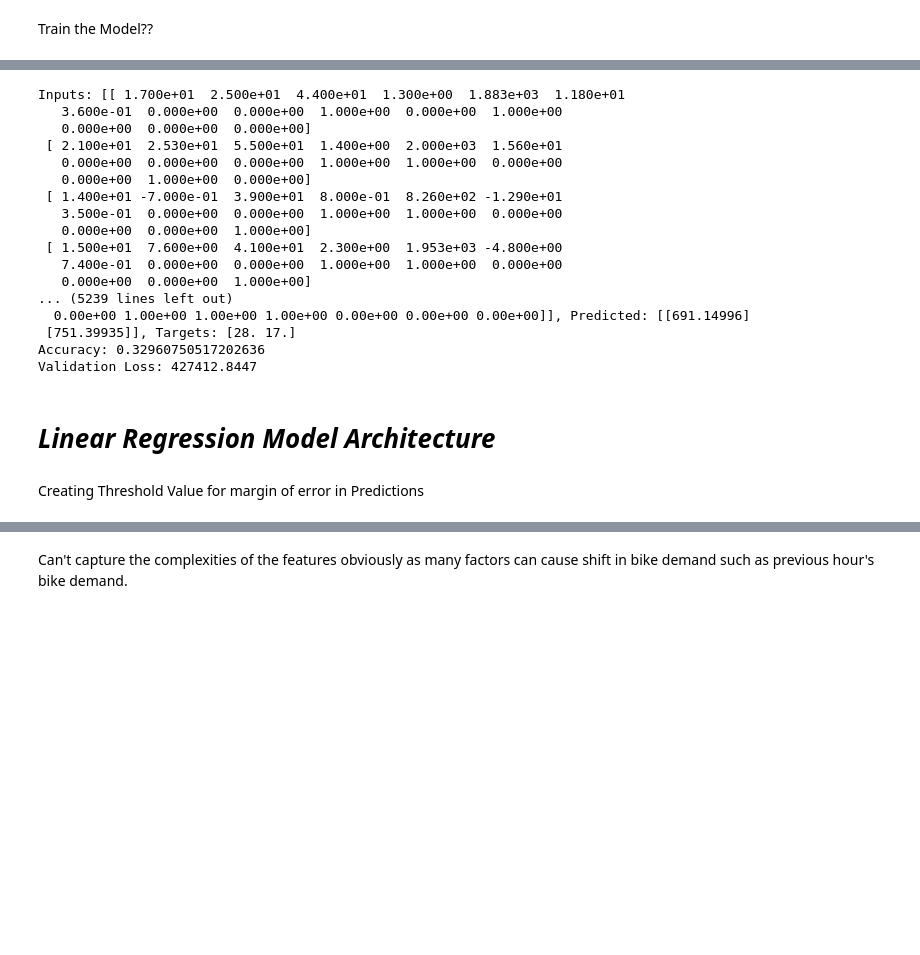
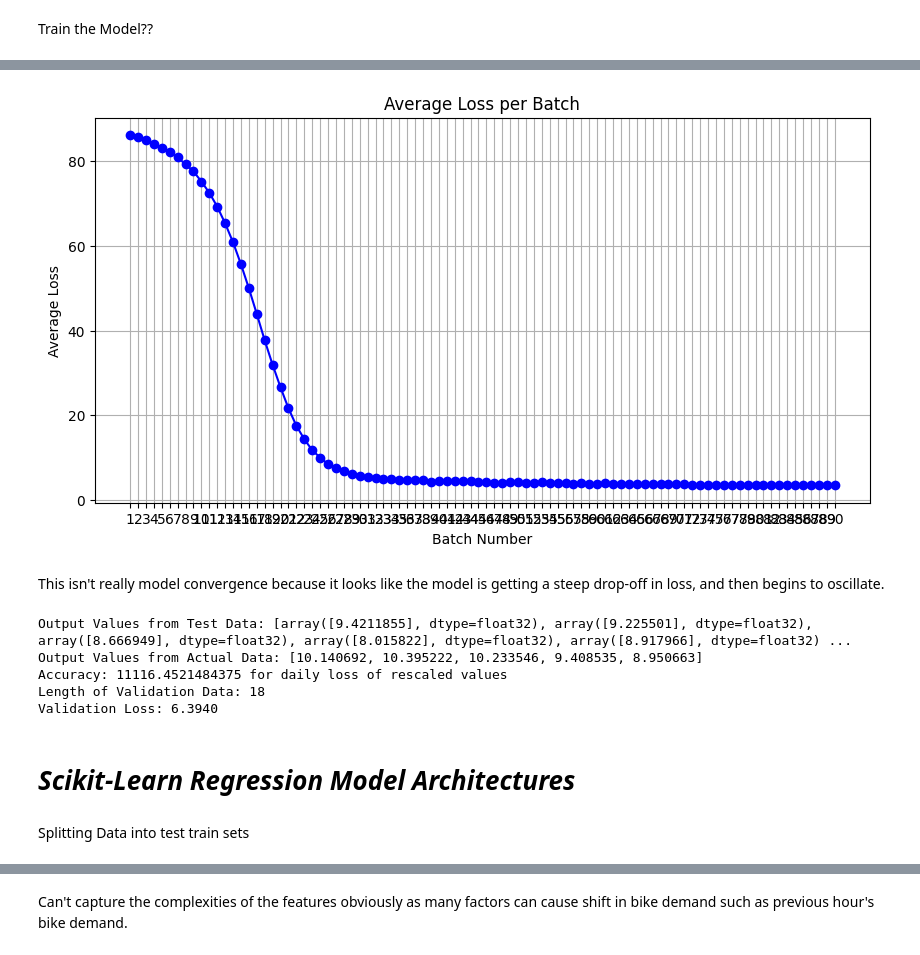
Before and after one commit to Retrospek/SeoulBikingRates, a Jupyter notebook: model_creation.ipynb, the cells around one changed output, grey strips where cells are left out. Saved outputs shown, nothing was run; the diff lists cells and outputs as text; code cells hidden in the pictures; blank space fills up the shorter version.

```diff
--- a/model_creation.ipynb
+++ b/model_creation.ipynb
@@ -126,0 +215,4 @@ y = data['Rented Bike Count']
+# %%
+X_daily = daily.drop(columns=['Rented_Bike_Count', 'Seasons', 'Year', 'Visibility_10m', 'Temperature_C', 'Humidity_percent', 'Wind_speed_m_s', 'Rented_Bike_LogScale'])
+print(f"Feature number: {X_daily.columns}")
+y_daily = daily['Rented_Bike_LogScale']
@@ -161,12 +278,16 @@ test_loader = DataLoader(test_dataset, batch_size=16, shuffle=False) # Want cons
 Create Training Loop
 # %%
 def train_model(model, dataloader, criterion, optimizer, num_epochs=35, device='cuda'):
+    trainLossValues = []
     model.to(device)  # Move model to the specified device
+    # FOR MODEL TRAINING
     model.train()  # Set the model to training mode
 
-    for epoch in range(num_epochs):
+    for epoch in range(num_epochs): # Epoch training
+
         running_loss = 0.0
         for inputs, targets in dataloader:
+
             inputs, targets = inputs.to(device), targets.to(device)  # Move data to the specified device
 
             # Zero the gradients and prevent accumulation of gradients
@@ -183,8 +304,13 @@ def train_model(model, dataloader, criterion, optimizer, num_epochs=35, device='
             # Accumulate loss
             running_loss += loss.item()
 
+        # Store the average loss per batch into a list
+        trainLossValues.append(running_loss/len(dataloader))
         # Print average loss for this epoch
         print(f"Epoch [{epoch + 1}/{num_epochs}], Loss: {running_loss / len(dataloader):.4f}")
+
+    print(f"Size of Training Set: {len(trainLossValues)}")
+    return trainLossValues
 
 # Validation (optional)
 def validate_model(model, dataloader, criterion, device='cuda'):
@@ -197,6 +323,7 @@ def validate_model(model, dataloader, criterion, device='cuda'):
             outputs = model(inputs)
             loss = criterion(outputs, targets)
             total_loss += loss.item()
+    print(f"Length of Validation Data: {len(dataloader)}")
     print(f'Validation Loss: {total_loss / len(dataloader):.4f}')
 
 # Testing (optional)
@@ -214,15 +341,21 @@ def test_model(model, dataloader, device='cuda'):
             all_outputs.append(outputs.cpu())  # Move outputs to CPU and append
             all_targets.append(targets.cpu())  # Move targets to CPU and append
 
-            print(f'Inputs: {inputs.cpu().numpy()}, Predicted: {outputs.cpu().numpy()}, Targets: {targets.cpu().numpy()}')
+            #print(f'Inputs: {inputs.cpu().numpy()}, Predicted: {outputs.cpu().numpy()}, Targets: {targets.cpu().numpy()}')
 
     # Concatenate all outputs and targets
     all_outputs = torch.cat(all_outputs).numpy()  # Convert to NumPy array
     all_targets = torch.cat(all_targets).numpy()  # Convert to NumPy array
 
+    all_outputs_reverted = np.exp(all_outputs) - 1
+    all_targets_reverted = np.exp(all_targets) - 1
+
+    mse_loss_pytorch = mean_absolute_error(all_outputs_reverted, all_targets_reverted)
+
     # Here you can add code to evaluate your model's predictions
-
-    print(f"Accuracy: {np.mean(np.abs(all_outputs - all_targets) <= threshold)}")
+    print(f"Output Values from Test Data: {[i for i in all_outputs][0:5]}")
+    print(f"Output Values from Actual Data: {[i for i in all_targets][0:5]}")
+    print(f"Accuracy: {mse_loss_pytorch} for daily loss of rescaled values")
 # %% [markdown]
 # *Deep Neural Network Regression Model Architecture*
 # %% [markdown]
@@ -286,5 +472,5 @@ RentalDNNRegression(
 # %% [markdown]
 Train the Model??
 # %%
-train_model(rentalMLPReg, train_loader, criterion, optimizer, num_epochs=25, device=gpu_device)
+trainLossValuesDaily = train_model(rentalMLPReg, train_loader_daily, criterion, optimizer, num_epochs=90, device=gpu_device)
 # %% [output]
@@ -308,26 +494,32 @@ Epoch [25/25], Loss: 425712.5195
+# %%
+# Plotting out Training Loss
+
+batch_indices = np.arange(1, len(trainLossValuesDaily) + 1)
+
+# Create the plot
+plt.figure(figsize=(10, 5))
+plt.plot(batch_indices, trainLossValuesDaily, marker='o', linestyle='-', color='b')
+plt.title('Average Loss per Batch')
+plt.xlabel('Batch Number')
+plt.ylabel('Average Loss')
+plt.grid()
+plt.xticks(batch_indices)  # Optional: Show all batch numbers on the x-axis
+plt.show()
+# %% [output]
+[figure, added]
+# %% [markdown]
+This isn't really model convergence because it looks like the model is getting a steep drop-off in loss, and then begins to oscillate.
 # %%
-test_model(rentalMLPReg, test_loader, device=gpu_device)
-validate_model(rentalMLPReg, valid_loader, criterion, device=gpu_device)
+test_model(rentalMLPReg, test_loader_daily, device=gpu_device)
+validate_model(rentalMLPReg, valid_loader_daily, criterion, device=gpu_device)
 # %% [output]
-Inputs: [[ 1.700e+01  2.500e+01  4.400e+01  1.300e+00  1.883e+03  1.180e+01
-   3.600e-01  0.000e+00  0.000e+00  1.000e+00  0.000e+00  1.000e+00
-   0.000e+00  0.000e+00  0.000e+00]
- [ 2.100e+01  2.530e+01  5.500e+01  1.400e+00  2.000e+03  1.560e+01
-   0.000e+00  0.000e+00  0.000e+00  1.000e+00  1.000e+00  0.000e+00
-   0.000e+00  1.000e+00  0.000e+00]
- [ 1.400e+01 -7.000e-01  3.900e+01  8.000e-01  8.260e+02 -1.290e+01
-   3.500e-01  0.000e+00  0.000e+00  1.000e+00  1.000e+00  0.000e+00
-   0.000e+00  0.000e+00  1.000e+00]
- [ 1.500e+01  7.600e+00  4.100e+01  2.300e+00  1.953e+03 -4.800e+00
-   7.400e-01  0.000e+00  0.000e+00  1.000e+00  1.000e+00  0.000e+00
-   0.000e+00  0.000e+00  1.000e+00]
-... (5239 lines left out)
-  0.00e+00 1.00e+00 1.00e+00 1.00e+00 0.00e+00 0.00e+00 0.00e+00]], Predicted: [[691.14996]
- [751.39935]], Targets: [28. 17.]
-Accuracy: 0.32960750517202636
-Validation Loss: 427412.8447
+Output Values from Test Data: [array([9.4211855], dtype=float32), array([9.225501], dtype=float32), array([8.666949], dtype=float32), array([8.015822], dtype=float32), array([8.917966], dtype=float32) ...
+Output Values from Actual Data: [10.140692, 10.395222, 10.233546, 9.408535, 8.950663]
+Accuracy: 11116.4521484375 for daily loss of rescaled values
+Length of Validation Data: 18
+Validation Loss: 6.3940
 # %% [markdown]
-# *Linear Regression Model Architecture*
+# *Scikit-Learn Regression Model Architectures*
-# %% [markdown]
-Creating Threshold Value for margin of error in Predictions
+# %% [markdown]
+Splitting Data into test train sets
 # %%
```
Also changed, not shown: parts of 33 cells of this notebook, 4 other files.
